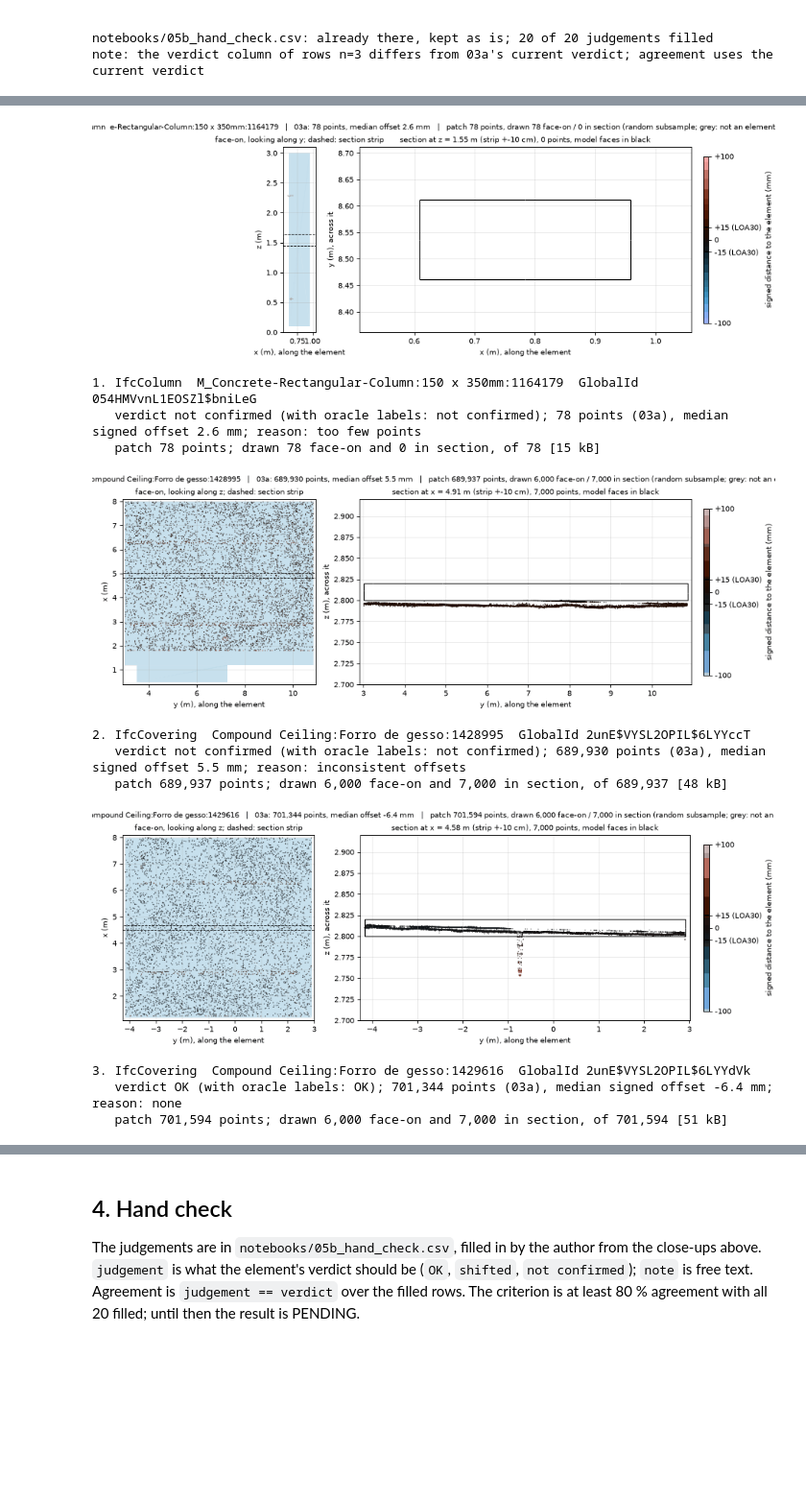
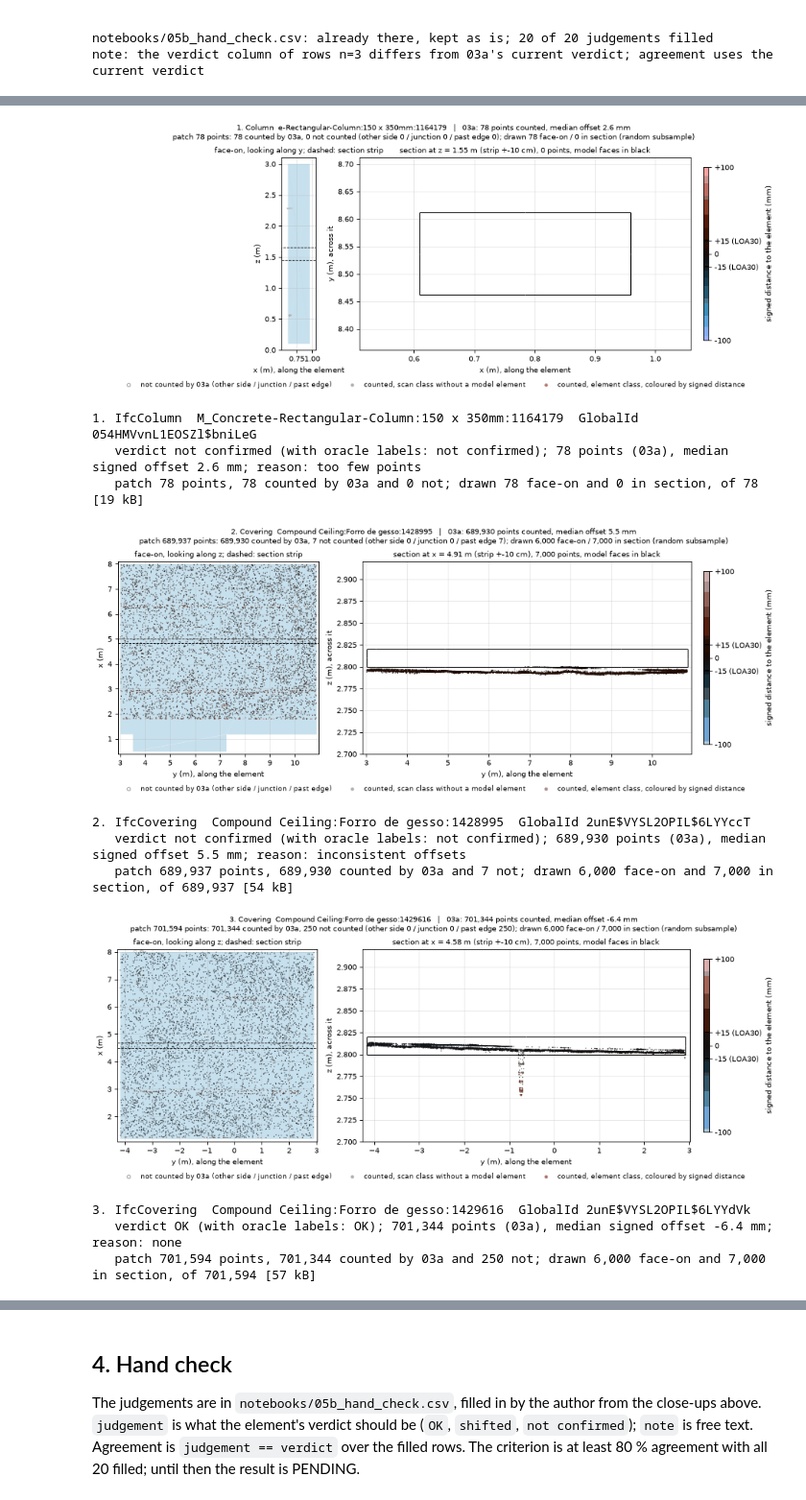
Before and after one commit to Dhruv-Kapri/scan-vs-bim, a Jupyter notebook: notebooks/05b_hand_check.ipynb, the cells around one changed output, grey strips where cells are left out. Shown at 96% size. Cells and saved outputs as stored; diff of their text form; code cells hidden in the pictures; blank space fills up the shorter version.

```diff
--- a/notebooks/05b_hand_check.ipynb
+++ b/notebooks/05b_hand_check.ipynb
@@ -221,15 +238,20 @@ for e in all_elements:
 elements = {e.global_id: e for e in all_elements if e.global_id in {r["global_id"] for r in drawn}}
 assert set(elements) == {r["global_id"] for r in drawn}
 bounds = {guid: (el.vertices.min(0) - BAND, el.vertices.max(0) + BAND) for guid, el in elements.items()}
-del all_elements
+# all_elements is kept for the next cell (a wall's junction test), which deletes it
 
 cache = np.load(CACHE)
 xyz, cls_all = cache["xyz"], cache["cls"]
 n_total, n_pre = len(xyz), 0
+wall_region: dict[str, tuple[np.ndarray, np.ndarray]] = {g: (el.vertices.min(0) - (BAND + SIDE_FAR + OCC_VOXEL), el.vertices.max(0) + (BAND + SIDE_FAR + OCC_VOXEL)) for g, el in elements.items()
+               if el.ifc_class == "IfcWallStandardCase"}   # 03a's occupancy grid of a wall: the points within BAND + SIDE_FAR + OCC_VOXEL of its bounding box
+region_parts: dict[str, list[np.ndarray]] = {g: [] for g in wall_region}
 found = {guid: ([], [], []) for guid in elements}   # per element: patch points (model frame), scan class, signed distance to the nearest face (m)
 for i in range(0, n_total, 4_000_000):
     p = apply(CORR, apply(T_REC, xyz[i:i + 4_000_000]))
     c = cls_all[i:i + 4_000_000]
+    for g, (lo, hi) in wall_region.items():
+        region_parts[g].append(p[((p >= lo) & (p <= hi)).all(1)])
     near = np.zeros(len(p), bool)
     for lo, hi in bounds.values():
         near |= ((p >= lo) & (p <= hi)).all(1)
@@ -247,6 +269,8 @@ for i in range(0, n_total, 4_000_000):
             if len(m):
                 found[guid][0].append(q[m]); found[guid][1].append(c[j:j + 500_000][m]); found[guid][2].append(sd[m])
 del xyz, cls_all, cache, scene
+WALL_REGION: dict[str, np.ndarray] = {g: np.concatenate(parts) for g, parts in region_parts.items()}   # the side test's grid is built from these in the next cell
+del region_parts
 NEARBY = {guid: (np.concatenate(a) if a else np.zeros((0, 3), np.float32), np.concatenate(b) if b else np.zeros(0, np.uint8),
                  np.concatenate(d) if d else np.zeros(0, np.float32)) for guid, (a, b, d) in found.items()}
 assert n_pre > 0
@@ -317,10 +492,11 @@ def section(vertices, faces, axis, value):
     return S[count == 2]
 
 
-def closeup_data(row):
+def closeup_data(row: dict[str, Any]) -> dict[str, Any]:
     # What one close-up shows, chosen but not drawn: the element, its nearby scan points, and the section strip.
     el = elements[row["global_id"]]
     pts, scan_class, signed_d = NEARBY[row["global_id"]]
+    cat = CATEGORY[row["global_id"]]   # 03a's category of each patch point
     ax_l, ax_w, ax_t = view_axes(el.vertices)   # along the element, its other in-surface axis (height for a vertical element), across it
     lo, hi = el.vertices.min(0), el.vertices.max(0)
     centre = (lo + hi) / 2
@@ -330,28 +506,30 @@ def closeup_data(row):
     mid_l, mid_w = np.clip(mid_l, lo[ax_l], hi[ax_l]), np.clip(mid_w, lo[ax_w], hi[ax_w])   # a section through the element, not through clutter next to it
     rng = np.random.default_rng(SEED)
     in_strip = np.flatnonzero(np.abs(pts[:, ax_w] - mid_w) <= STRIP)   # the whole element length: no window along it
-    return dict(el=el, pts=pts, signed_d=signed_d, is_el=np.isin(scan_class, ELEMENT_CLASS_IDS), ax_l=ax_l, ax_w=ax_w, ax_t=ax_t, lo=lo, hi=hi,
+    return dict(el=el, pts=pts, signed_d=signed_d, cat=cat, counted=cat == CAT_COUNTED, is_el=np.isin(scan_class, ELEMENT_CLASS_IDS), ax_l=ax_l, ax_w=ax_w, ax_t=ax_t, lo=lo, hi=hi,
                 mid_l=mid_l, mid_w=mid_w, rng=rng, faceon=rng.choice(len(pts), min(len(pts), MAX_FACEON_POINTS), replace=False) if len(pts) else np.zeros(0, int),
                 section=rng.choice(in_strip, min(len(in_strip), MAX_SECTION_POINTS), replace=False) if len(in_strip) else in_strip)
 
 
-def scatter_signed(ax, x, y, d, is_el):
-    # Element-class points coloured by signed distance (fixed +-BAND scale), other points grey, drawn first.
-    ax.scatter(x[~is_el], y[~is_el], s=1.5, c="#b0b0b0", alpha=0.5, linewidths=0, rasterized=True)
-    ax.scatter(x[is_el], y[is_el], s=1.5, c=d[is_el] * 1000, cmap=CMAP, norm=Normalize(-BAND * 1000, BAND * 1000), alpha=0.7, linewidths=0, rasterized=True)
+def scatter_signed(ax: plt.Axes, x: np.ndarray, y: np.ndarray, d: np.ndarray, is_el: np.ndarray, counted: np.ndarray) -> None:
+    # The points 03a does not count: small hollow rings, drawn first (underneath). The points it counts: element-class ones coloured by signed distance (fixed +-BAND scale), other ones grey.
+    ax.scatter(x[~counted], y[~counted], s=9, facecolors="none", edgecolors="#737373", linewidths=0.45, alpha=0.75, rasterized=True)
+    g, c = ~is_el & counted, is_el & counted
+    ax.scatter(x[g], y[g], s=1.5, c="#b0b0b0", alpha=0.5, linewidths=0, rasterized=True)
+    ax.scatter(x[c], y[c], s=1.5, c=d[c] * 1000, cmap=CMAP, norm=Normalize(-BAND * 1000, BAND * 1000), alpha=0.7, linewidths=0, rasterized=True)
 
 
-def closeup(row, path):
+def closeup(row: dict[str, Any], path: Path) -> tuple[int, int, int, int]:
     cd = closeup_data(row)
     el, pts, ax_l, ax_w, ax_t, lo, hi = cd["el"], cd["pts"], cd["ax_l"], cd["ax_w"], cd["ax_t"], cd["lo"], cd["hi"]
-    fig, (ax1, ax2) = plt.subplots(1, 2, figsize=(11.5, 4.0), gridspec_kw=dict(width_ratios=[1, 1.5]), layout="constrained")
+    fig, (ax1, ax2) = plt.subplots(1, 2, figsize=(11.5, 4.6), gridspec_kw=dict(width_ratios=[1, 1.5]), layout="constrained")
     # left: face-on (axes l, w)
     tri = el.vertices[el.faces][:, :, [ax_l, ax_w]]
     if len(tri) > MAX_FACEON_TRIANGLES:
         tri = tri[cd["rng"].choice(len(tri), MAX_FACEON_TRIANGLES, replace=False)]
     ax1.add_collection(PolyCollection(tri, facecolor="#9ecae1", edgecolor="none", alpha=0.35, rasterized=True))
     k = cd["faceon"]
-    scatter_signed(ax1, pts[k, ax_l], pts[k, ax_w], cd["signed_d"][k], cd["is_el"][k])
+    scatter_signed(ax1, pts[k, ax_l], pts[k, ax_w], cd["signed_d"][k], cd["is_el"][k], cd["counted"][k])
     ax1.add_patch(plt.Rectangle((lo[ax_l] - BAND, cd["mid_w"] - STRIP), hi[ax_l] - lo[ax_l] + 2 * BAND, 2 * STRIP, fill=False, ec="k", lw=0.8, ls="--"))
     ax1.set_xlim(lo[ax_l] - BAND, hi[ax_l] + BAND); ax1.set_ylim(lo[ax_w] - BAND, hi[ax_w] + BAND)
     ax1.set_aspect("equal"); ax1.grid(alpha=0.3)
@@ -359,54 +537,60 @@ def closeup(row, path):
     ax1.set_title(f"face-on, looking along {AXIS[ax_t]}; dashed: section strip", fontsize=9)
     # right: section (axes l, t) through the strip |w - mid_w| <= STRIP, over the whole element length
     idx = cd["section"]
-    scatter_signed(ax2, pts[idx, ax_l], pts[idx, ax_t], cd["signed_d"][idx], cd["is_el"][idx])
+    scatter_signed(ax2, pts[idx, ax_l], pts[idx, ax_t], cd["signed_d"][idx], cd["is_el"][idx], cd["counted"][idx])
     keep_axes = [a for a in range(3) if a != ax_w]
     seg = section(el.vertices, el.faces, ax_w, cd["mid_w"])[:, :, [keep_axes.index(ax_l), keep_axes.index(ax_t)]]
     ax2.add_collection(LineCollection(seg, colors="k", linewidths=1.0))
     ax2.set_xlim(lo[ax_l] - BAND, hi[ax_l] + BAND); ax2.set_ylim(lo[ax_t] - BAND, hi[ax_t] + BAND)
     ax2.set_aspect("auto"); ax2.grid(alpha=0.3)   # not to scale: the across axis is stretched so that millimetres show
     ax2.set_xlabel(f"{AXIS[ax_l]} (m), along the element"); ax2.set_ylabel(f"{AXIS[ax_t]} (m), across it")
     ax2.set_title(f"section at {AXIS[ax_w]} = {cd['mid_w']:.2f} m (strip +-{STRIP * 100:.0f} cm), {len(idx):,} points, model faces in black", fontsize=9)
     cbar = fig.colorbar(ScalarMappable(Normalize(-BAND * 1000, BAND * 1000), CMAP), ax=[ax1, ax2], shrink=0.9, pad=0.02, aspect=30)
     cbar.set_label("signed distance to the element (mm)", fontsize=9)
     cbar.set_ticks([-BAND * 1000, -TOL_MM, 0, TOL_MM, BAND * 1000])
     cbar.set_ticklabels([f"-{BAND * 1000:.0f}", f"-{TOL_MM:.0f} (LOA30)", "0", f"+{TOL_MM:.0f} (LOA30)", f"+{BAND * 1000:.0f}"])
     cbar.ax.tick_params(labelsize=9)
     for tol in (-TOL_MM, TOL_MM):
         cbar.ax.axhline(tol, color="k", lw=1.5)   # the tolerance band: between the two lines is within 15 mm of the element
     med = f"{float(row['median_signed_offset_mm']):.1f} mm" if row["median_signed_offset_mm"] else "none"
-    fig.suptitle(f"{row['n']}. {short(row)}  {row['name'][-40:]}   |   03a: {int(row['point_count']):,} points, median offset {med}   |   "
-                 f"patch {len(pts):,} points, drawn {len(cd['faceon']):,} face-on / {len(idx):,} in section (random subsample; grey: not an element class)", fontsize=9)
+    n_cat = [int((cd["cat"] == k).sum()) for k in range(4)]
+    fig.suptitle(f"{row['n']}. {short(row)}  {row['name'][-40:]}   |   03a: {int(row['point_count']):,} points counted, median offset {med}\n"
+                 f"patch {len(pts):,} points: {n_cat[CAT_COUNTED]:,} counted by 03a, {len(pts) - n_cat[CAT_COUNTED]:,} not counted (other side {n_cat[CAT_OTHER_SIDE]:,} / junction {n_cat[CAT_JUNCTION]:,} / past edge {n_cat[CAT_PAST_EDGE]:,}); "
+                 f"drawn {len(cd['faceon']):,} face-on / {len(idx):,} in section (random subsample)", fontsize=9)
+    fig.legend(handles=[Line2D([], [], marker="o", ls="", mfc="none", mec="#737373", mew=0.7, ms=4, label="not counted by 03a (other side / junction / past edge)"),
+                        Line2D([], [], marker="o", ls="", color="#b0b0b0", ms=3, label="counted, scan class without a model element"),
+                        Line2D([], [], marker="o", ls="", color=plt.get_cmap(CMAP)(0.9), ms=3, label="counted, element class, coloured by signed distance")],
+               loc="outside lower center", ncol=3, fontsize=8, frameon=False)
     buf = io.BytesIO()
     fig.savefig(buf, dpi=80, format="png")
     plt.close(fig)
     Image_.open(buf).convert("RGB").quantize(colors=256, method=Image_.Quantize.MEDIANCUT).save(path, optimize=True)   # 256-colour palette: about half the size
-    return len(pts), len(cd["faceon"]), len(idx)
+    return len(pts), len(cd["faceon"]), len(idx), n_cat[CAT_COUNTED]
 
 
 for row in drawn:
     path = CLOSEUPS / f"{row['n']:02d}_{short(row)}.png"
-    n_patch, n_face, n_sec = closeup(row, path)
+    n_patch, n_face, n_sec, n_counted = closeup(row, path)
     assert n_patch == len(NEARBY[row['global_id']][0])
     display(Image(filename=str(path)))
     med = f"{float(row['median_signed_offset_mm']):.1f} mm" if row["median_signed_offset_mm"] else "none (no points)"
     print(f"{row['n']}. {row['ifc_class']}  {row['name']}  GlobalId {row['global_id']}\n"
           f"   verdict {row['verdict']} (with oracle labels: {row['oracle']}); {int(row['point_count']):,} points (03a), median signed offset {med}; "
           f"reason: {row['reason'] or 'none'}\n"
-          f"   patch {n_patch:,} points; drawn {n_face:,} face-on and {n_sec:,} in section, of {n_patch:,} [{path.stat().st_size / 1000:.0f} kB]\n")
+          f"   patch {n_patch:,} points, {n_counted:,} counted by 03a and {n_patch - n_counted:,} not; drawn {n_face:,} face-on and {n_sec:,} in section, of {n_patch:,} [{path.stat().st_size / 1000:.0f} kB]\n")
 sizes = [p.stat().st_size for p in CLOSEUPS.glob("*.png")]
 assert len(list(CLOSEUPS.glob("*.png"))) >= N_DRAW and max(sizes) < 100_000, "close-up PNGs missing or above 100 kB"
 print(f"{N_DRAW} close-ups, {np.mean(sizes) / 1000:.0f} kB on average (largest {max(sizes) / 1000:.0f} kB); peak RSS {peak_rss_gb():.2f} GB")
 # %% [output]
-[figure, old version]
+[figure, new version]
 1. IfcColumn  M_Concrete-Rectangular-Column:150 x 350mm:1164179  GlobalId 054HMVvnL1EOSZl$bniLeG
    verdict not confirmed (with oracle labels: not confirmed); 78 points (03a), median signed offset 2.6 mm; reason: too few points
-   patch 78 points; drawn 78 face-on and 0 in section, of 78 [15 kB]
+   patch 78 points, 78 counted by 03a and 0 not; drawn 78 face-on and 0 in section, of 78 [19 kB]
-[figure, old version]
+[figure, new version]
 2. IfcCovering  Compound Ceiling:Forro de gesso:1428995  GlobalId 2unE$VYSL2OPIL$6LYYccT
    verdict not confirmed (with oracle labels: not confirmed); 689,930 points (03a), median signed offset 5.5 mm; reason: inconsistent offsets
-   patch 689,937 points; drawn 6,000 face-on and 7,000 in section, of 689,937 [48 kB]
+   patch 689,937 points, 689,930 counted by 03a and 7 not; drawn 6,000 face-on and 7,000 in section, of 689,937 [54 kB]
-[figure, old version]
+[figure, new version]
 3. IfcCovering  Compound Ceiling:Forro de gesso:1429616  GlobalId 2unE$VYSL2OPIL$6LYYdVk
    verdict OK (with oracle labels: OK); 701,344 points (03a), median signed offset -6.4 mm; reason: none
-   patch 701,594 points; drawn 6,000 face-on and 7,000 in section, of 701,594 [51 kB]
+   patch 701,594 points, 701,344 counted by 03a and 250 not; drawn 6,000 face-on and 7,000 in section, of 701,594 [57 kB]
```
Also changed, not shown: parts of 10 cells of this notebook, 1 other file.
